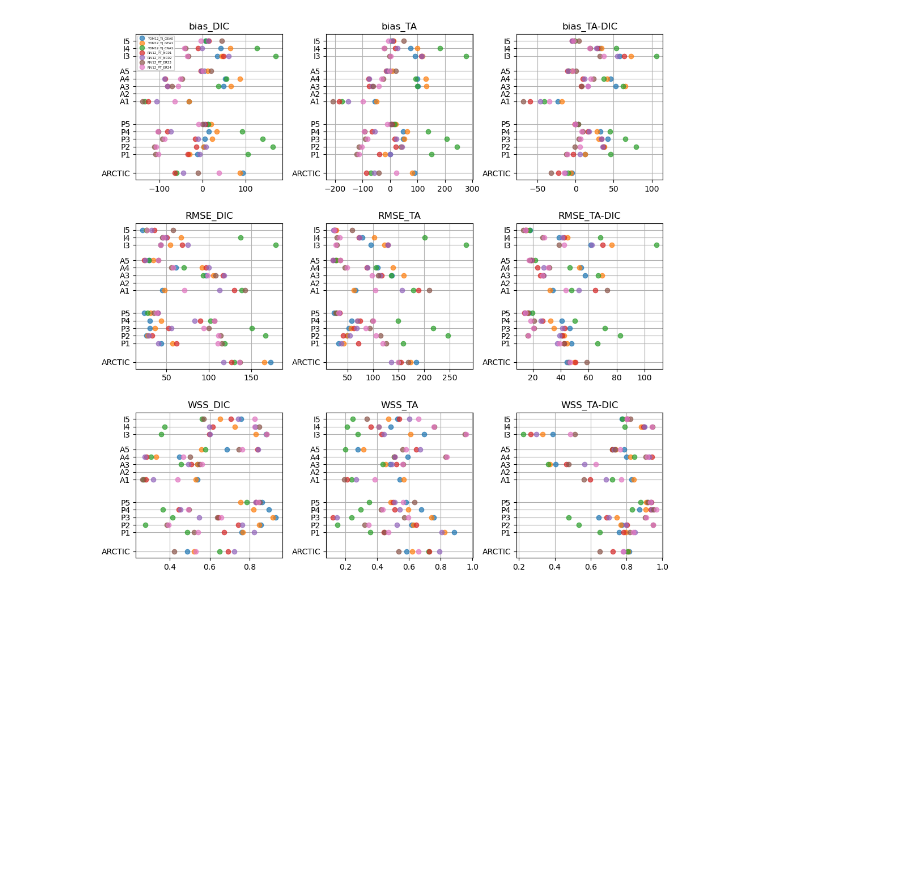
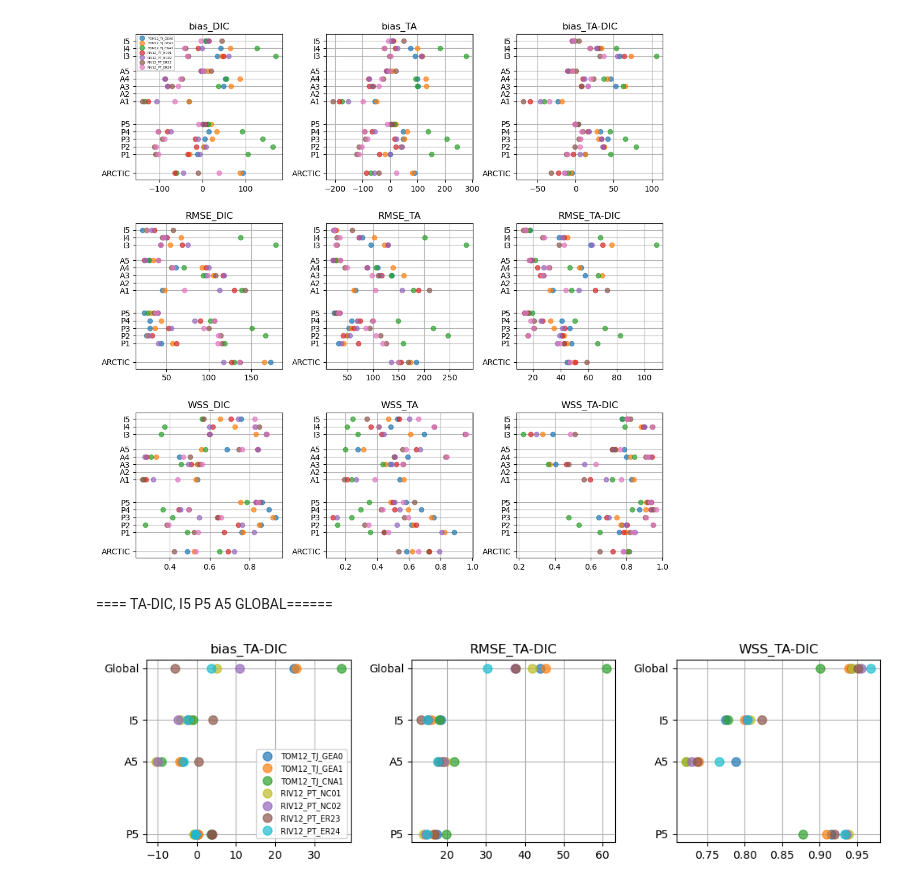
Before and after one commit to biu23/Model_Evaluation, a Jupyter notebook: evaluation_metrics/evaluation_region_plot.ipynb, the cells around one changed output. Cells and saved outputs as stored; diff of their text form; code cells hidden in the pictures; blank space fills up the shorter version.

```diff
--- a/evaluation_metrics/evaluation_region_plot.ipynb
+++ b/evaluation_metrics/evaluation_region_plot.ipynb
@@ -275,3 +266,10 @@ for model in modlist:
 plt.subplots_adjust(hspace=0.3, wspace=0.3)
 # %% [output]
 [figure]
+# %% [markdown]
+==== TA-DIC, I5 P5 A5 GLOBAL======
+# %%
+modlist = ['TOM12_TJ_GEA0', 'TOM12_TJ_GEA1', 'TOM12_TJ_CNA1','RIV12_PT_NC01', 'RIV12_PT_NC02', 'RIV12_PT_ER23','RIV12_PT_ER24']
+
+modlist1 = ['TOM12_TJ_GEA0', 'TOM12_TJ_GEA1', 'TOM12_TJ_CNA1']
+modlist2 = ['RIV12_PT_NC01', 'RIV12_PT_NC02', 'RIV12_PT_ER23','RIV12_PT_ER24']
@@ -277,0 +355,41 @@ plt.subplots_adjust(hspace=0.3, wspace=0.3)
+# %%
+y = ( 1.8, 3.2, 4, 5)
+labels = [ 'P5', 'A5', 'I5', 'Global']
+color = ['tab:blue','tab:orange','tab:green','tab:olive','tab:purple','tab:brown','tab:cyan']
+size = 8
+
+fig, axes = plt.subplots(1, 3, figsize=(12, 3))
+
+for m, model in enumerate(modlist):
+
+    # global
+    axes[0].plot(model_data[model]['bias']['TA-DIC'], 5, 'o', markersize = size, color = color[m], alpha=0.7)
+    axes[1].plot(model_data[model]['RMSE']['TA-DIC'], 5, 'o', markersize = size, color = color[m],alpha=0.7)
+    axes[2].plot(model_data[model]['WSS']['TA-DIC'], 5, 'o', markersize = size, color = color[m],alpha=0.7)
+
+    #legend, region
+    axes[0].plot(bias_TADIC_data [model][5], reg_data[model][5], 'o', markersize = size, color = color[m],label=model, alpha=0.7)
+    axes[0].legend(loc='lower right', prop={'size': 7})
+
+    #for region
+    for i in [5,9,12]:
+        axes[0].plot(bias_TADIC_data [model][i], reg_data[model][i], 'o', markersize = size, color = color[m], alpha=0.7)
+        axes[1].plot(RMSE_TADIC_data [model][i], reg_data[model][i], 'o', markersize = size, color = color[m],alpha=0.7)
+        axes[2].plot(WSS_TADIC_data [model][i], reg_data[model][i], 'o', markersize = size, color = color[m],alpha=0.7)
+
+
+    axes[0].set_title('bias_TA-DIC')
+    axes[0].set_yticks(y, labels)
+    axes[0].grid(True)
+
+    axes[1].set_title('RMSE_TA-DIC')
+    axes[1].set_yticks(y, labels)
+    axes[1].grid(True)
+
+    axes[2].set_title('WSS_TA-DIC')
+    axes[2].set_yticks(y, labels)
+    axes[2].grid(True)
+
+    plt.subplots_adjust(hspace=0.3, wspace=0.3)
+# %% [output]
+[figure, added]
```
Also changed, not shown: parts of 2 cells of this notebook, 1 other file.
